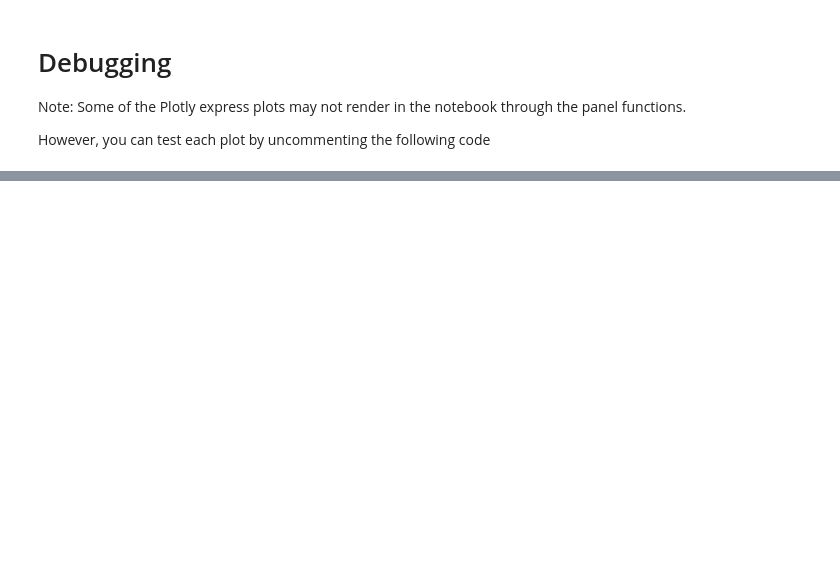
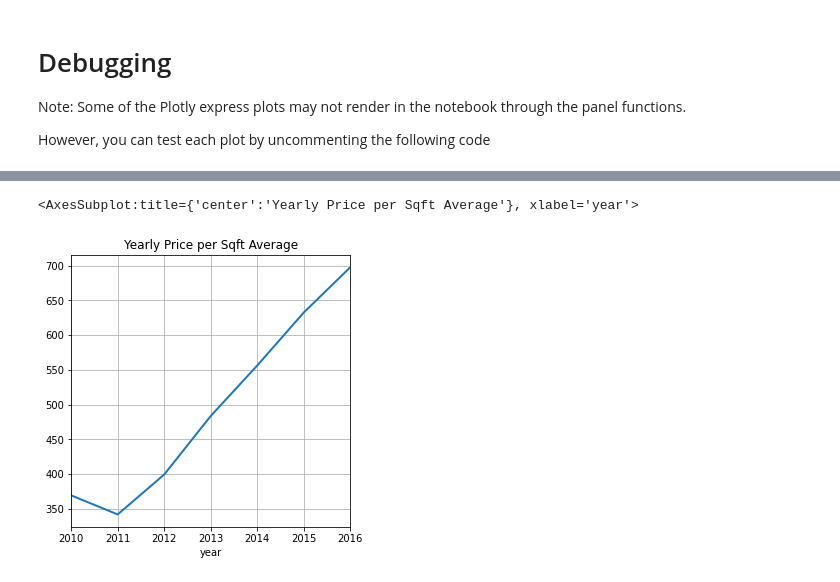
Before and after one commit to dreamscape08/Coursework, a Jupyter notebook: 00MySandbox/05-PyViz/Starter_Code/dashboard.ipynb, the cells around one changed output, grey strips where cells are left out. Saved outputs shown, nothing was run; the diff lists cells and outputs as text; code cells hidden in the pictures; blank space fills up the shorter version.

```diff
--- a/00MySandbox/05-PyViz/Starter_Code/dashboard.ipynb
+++ b/00MySandbox/05-PyViz/Starter_Code/dashboard.ipynb
@@ -145,2 +270,5 @@ However, you can test each plot by uncommenting the following code
 # %%
-# average_gross_rent()
+ average_sales_price()
+# %% [output]
+<AxesSubplot:title={'center':'Yearly Price per Sqft Average'}, xlabel='year'>
+[figure, added]
```
Also changed, not shown: parts of 19 cells of this notebook, 1 other file.
